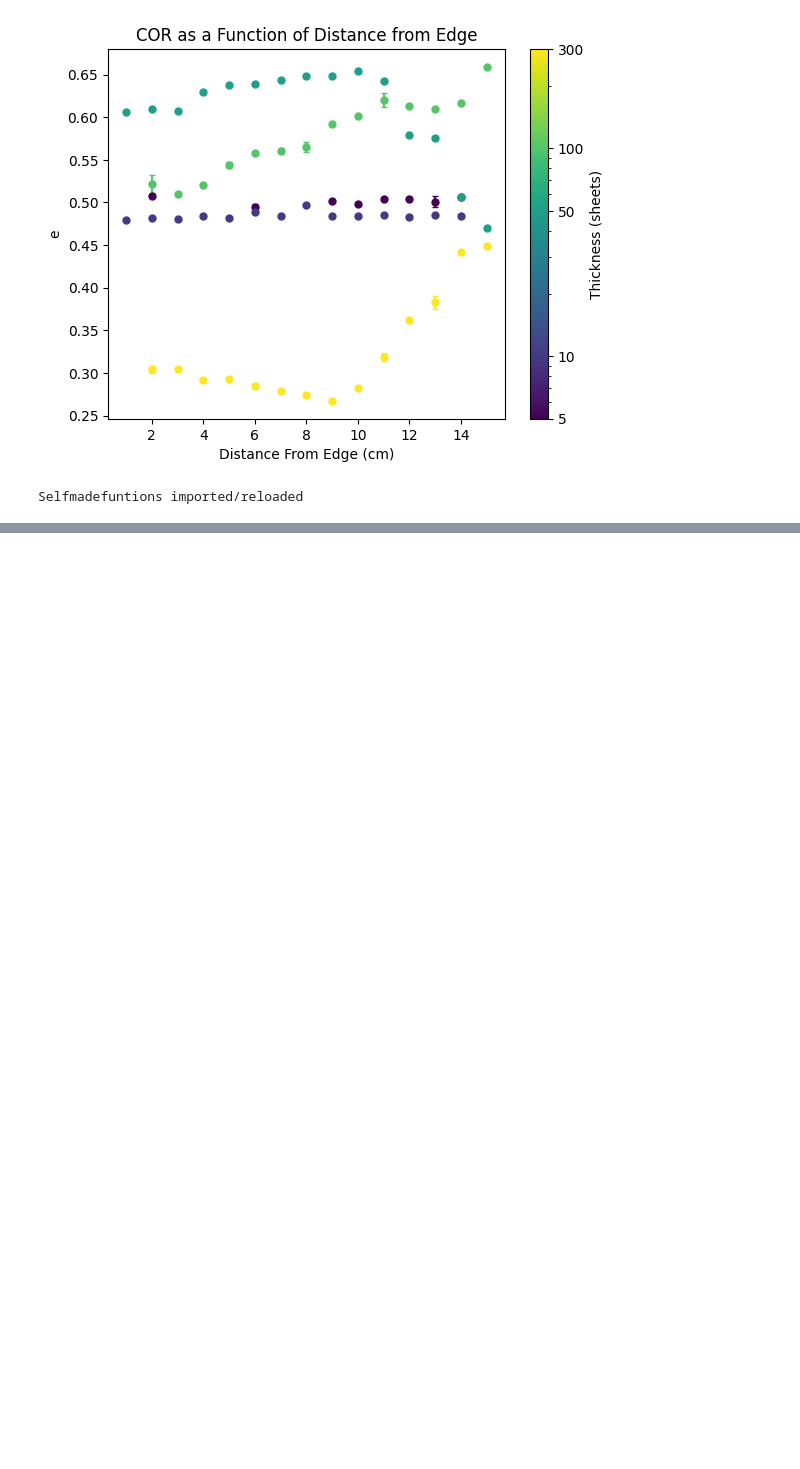
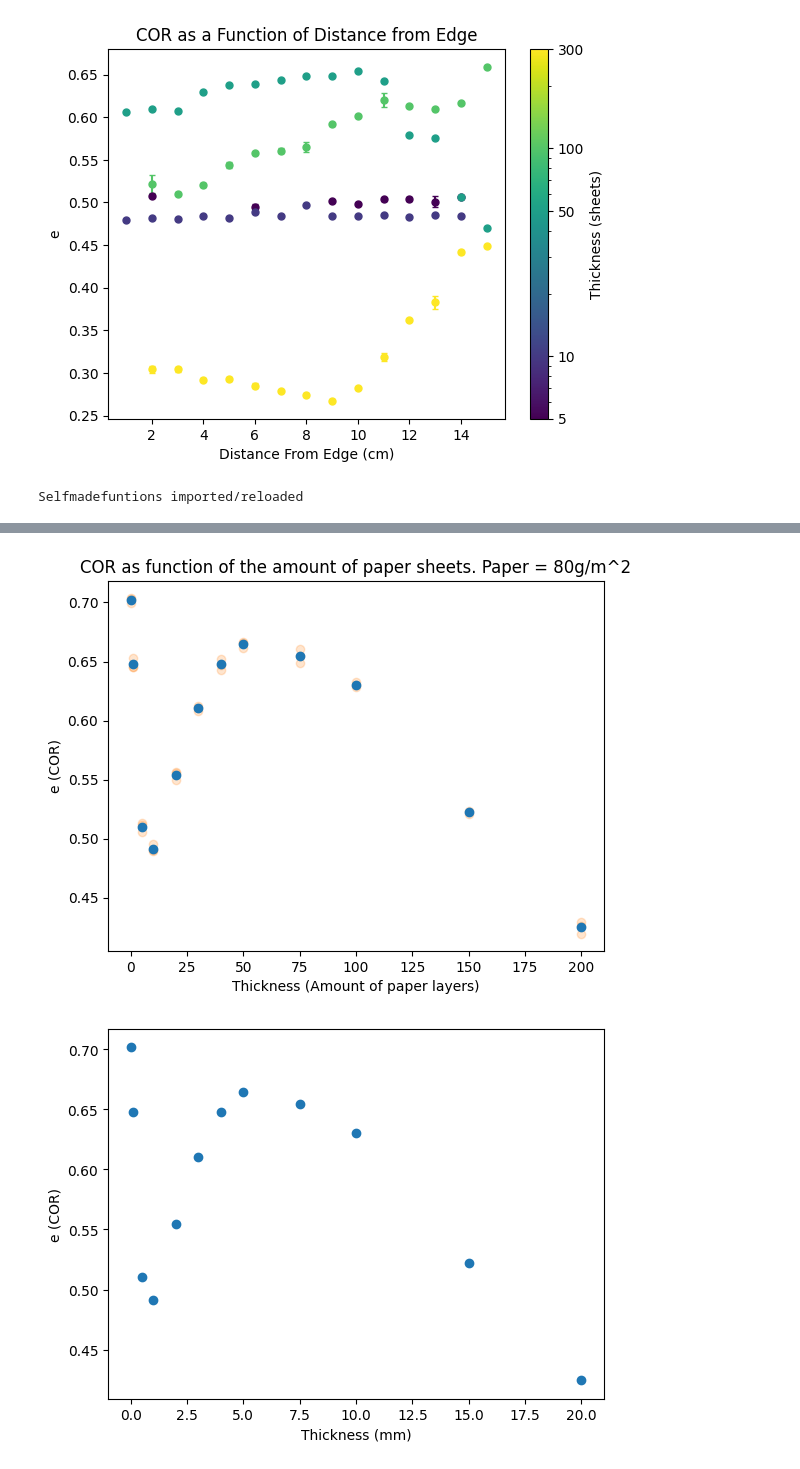
Before and after one commit to joshuadijksman/paperstack, a Jupyter notebook: Manou_version/code/Manou_Experiments.ipynb, the cells around one changed output, grey strips where cells are left out. Saved outputs shown, nothing was run; the diff lists cells and outputs as text; code cells hidden in the pictures; blank space fills up the shorter version.

```diff
--- a/Manou_version/code/Manou_Experiments.ipynb
+++ b/Manou_version/code/Manou_Experiments.ipynb
@@ -382,0 +360,27 @@ plt.show()
+# %%
+importlib.reload(selfmadefunctions)
+inputfolder = Path(r"Z:\\Clean_Data\Data_Manou_Thesis_Clean\80d_newpaper")
+
+variable_type = "Number of Papers"
+Thickness_80d_newpaper_unique = [0, 1, 5, 10, 20, 30, 40, 50, 75, 100, 150, 200]
+Thickness_80d_newpaper = []
+COR_80d_newpaper = []
+Thickness_80d_newpaper_mm = []
+
+for t in Thickness_80d_newpaper_unique:
+    variable_value = f"{t} papers"
+
+    for j in range(1, 4):
+        filename = f"80d_newpaper_{t}t_{j}_clean"
+        cor_value = selfmadefunctions.COR_calculator_general(inputfolder=inputfolder,
+                                                                    variable_type=variable_type,
+                                                                    variable_value=variable_value,
+                                                                    filename=filename, Find_Plot=False,
+                                                                    Fit_Plot=False, Fit_Report=False)
+        COR_80d_newpaper.append(cor_value)
+        Thickness_80d_newpaper.append(t)
+
+COR_80d_newpaper [30] = np.nan
+
+
+Thickness_80d_newpaper, COR_80d_newpaper, COR_err_80d_newpaper, avg_COR_80d_newpaper, Thickness_80d_newpaper_unique = selfmadefunctions.get_avg_err(Thickness_80d_newpaper, COR_80d_newpaper)
@@ -382,0 +399,15 @@ plt.show()
+# %%
+plt.errorbar(Thickness_80d_newpaper_unique, avg_COR_80d_newpaper, yerr = COR_err_80d_newpaper, fmt = 'o', zorder = 2)
+plt.errorbar(Thickness_80d_newpaper, COR_80d_newpaper, fmt = 'o', alpha = 0.2, zorder = 1)
+plt.ylabel("e (COR)")
+plt.xlabel("Thickness (Amount of paper layers)")
+plt.title("COR as function of the amount of paper sheets. Paper = 80g/m^2")
+plt.show()
+
+plt.errorbar(Thickness_80d_newpaper_mm, avg_COR_80d_newpaper, yerr = COR_err_80d_newpaper, fmt = 'o', zorder = 2)
+plt.ylabel("e (COR)")
+plt.xlabel("Thickness (mm)")
+plt.show()
+# %% [output]
+[figure, added]
+[figure, added]
```
Also changed, not shown: parts of 8 cells of this notebook, 1 other file.
